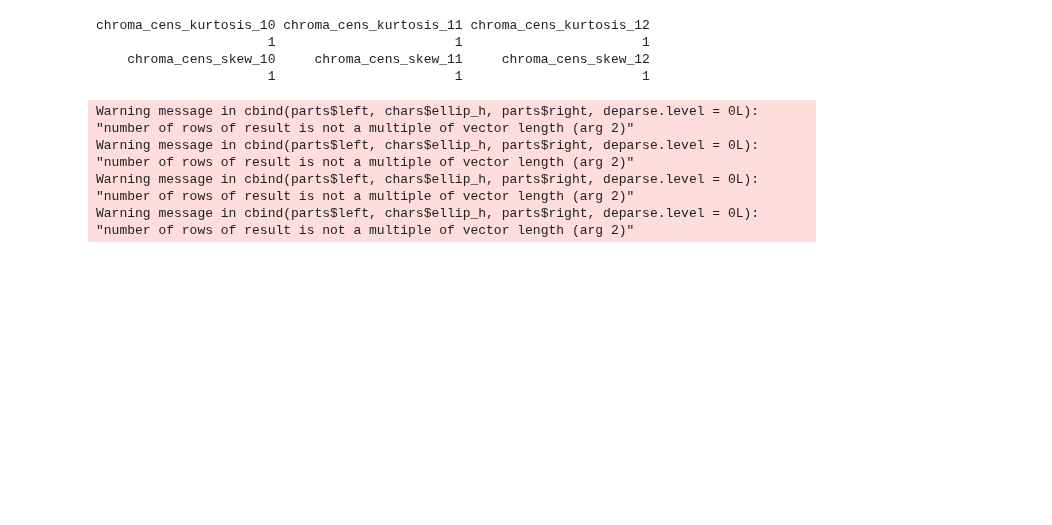
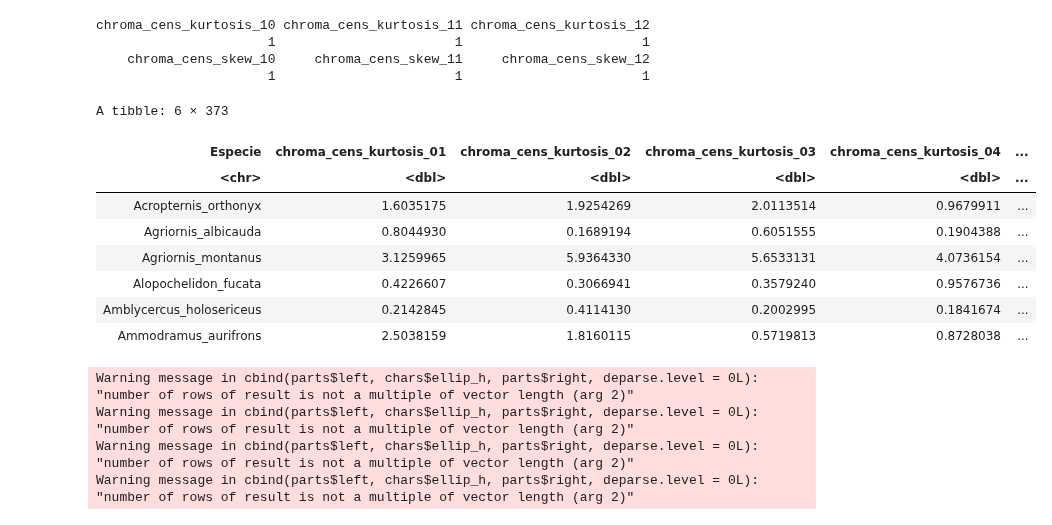
Before and after one commit to camiloacp/The-Evolutionary-Structure-of-Acoustic-Learnability-A-Deep-Learning-Approach-to-Neotropical-Birdsong, a Jupyter notebook: evolution/00 Data-preparation.ipynb, the cells around one changed output. Drawn from its saved outputs; the diff is of its cells as text; code cells hidden in the pictures; blank space fills up the shorter version.

```diff
--- a/evolution/00 Data-preparation.ipynb
+++ b/evolution/00 Data-preparation.ipynb
@@ -100,6 +100,22 @@ chroma_cens_kurtosis_10 chroma_cens_kurtosis_11 chroma_cens_kurtosis_12
 # %%
 data_final <- data_summary %>%
     select(-c(names(columns_with_nulls)))
+# %%
+species <- data_final$Especie
+# %%
+data_final$Especie <- gsub(" ", "_", species)
+# %%
+head(data_final,6)
+# %% [output]
+A tibble: 6 × 373
+| Especie | chroma_cens_kurtosis_01 | chroma_cens_kurtosis_02 | chroma_cens_kurtosis_03 | chroma_cens_kurtosis_04 | ... |
+| <chr> | <dbl> | <dbl> | <dbl> | <dbl> | ... |
+| Acropternis_orthonyx | 1.6035175 | 1.9254269 | 2.0113514 | 0.9679911 | ... |
+| Agriornis_albicauda | 0.8044930 | 0.1689194 | 0.6051555 | 0.1904388 | ... |
+| Agriornis_montanus | 3.1259965 | 5.9364330 | 5.6533131 | 4.0736154 | ... |
+| Alopochelidon_fucata | 0.4226607 | 0.3066941 | 0.3579240 | 0.9576736 | ... |
+| Amblycercus_holosericeus | 0.2142845 | 0.4114130 | 0.2002995 | 0.1841674 | ... |
+| Ammodramus_aurifrons | 2.5038159 | 1.8160115 | 0.5719813 | 0.8728038 | ... |
 # %%
 data_final[!complete.cases(data_final),]
 # %% [output]
```
Also changed, not shown: parts of 1 cell of this notebook, 1 other file.
